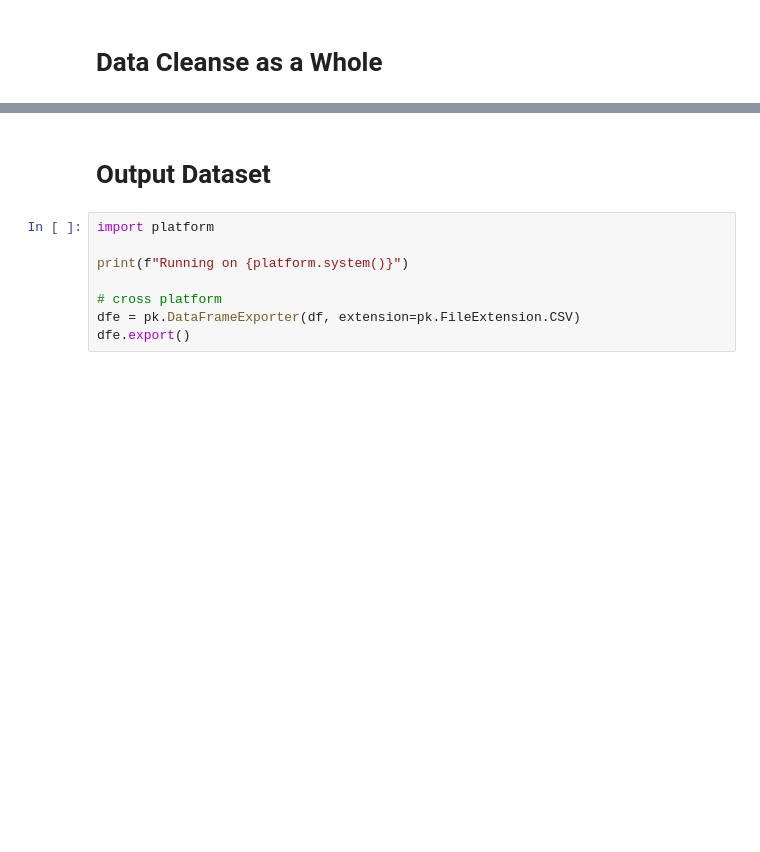
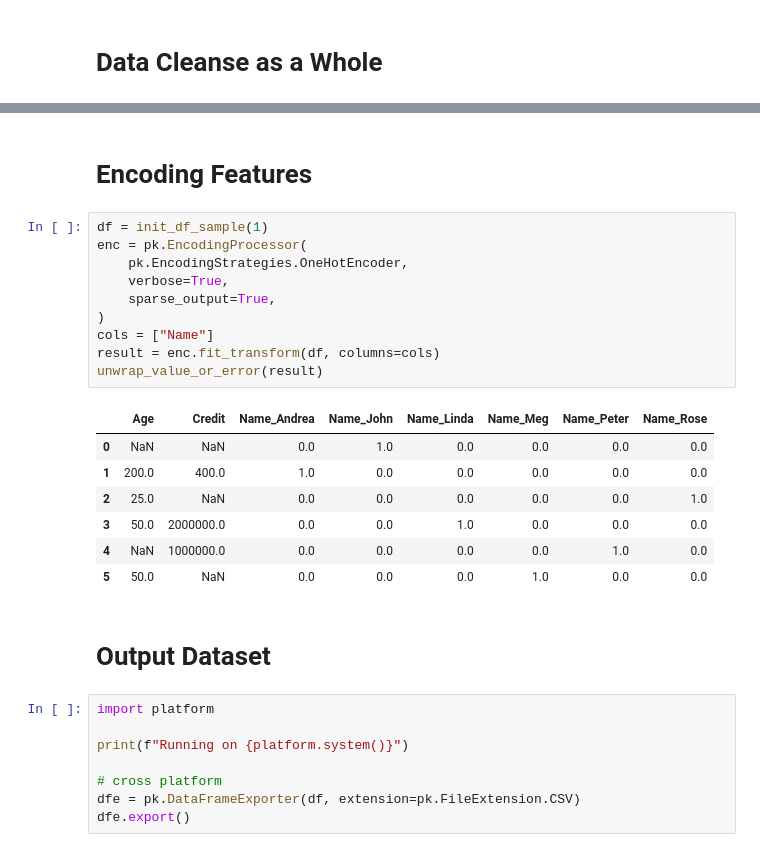
Before and after one commit to AhmedMostafa16/PrediKit, a Jupyter notebook: examples/02_Data_Preperation.ipynb, the cells around one changed output, grey strips where cells are left out. Cells and saved outputs as stored; diff of their text form; blank space fills up the shorter version.

```diff
--- a/examples/02_Data_Preperation.ipynb
+++ b/examples/02_Data_Preperation.ipynb
@@ -325,3 +394,23 @@ unwrap_value_or_error(result)
+# %% [markdown]
+# Encoding Features
+# %%
+df = init_df_sample(1)
+enc = pk.EncodingProcessor(
+    pk.EncodingStrategies.OneHotEncoder,
+    verbose=True,
+    sparse_output=True,
+)
+cols = ["Name"]
+result = enc.fit_transform(df, columns=cols)
+unwrap_value_or_error(result)
+# %% [output]
+|  | Age | Credit | Name_Andrea | Name_John | Name_Linda | Name_Meg | Name_Peter | Name_Rose |
+| 0 | NaN | NaN | 0.0 | 1.0 | 0.0 | 0.0 | 0.0 | 0.0 |
+| 1 | 200.0 | 400.0 | 1.0 | 0.0 | 0.0 | 0.0 | 0.0 | 0.0 |
+| 2 | 25.0 | NaN | 0.0 | 0.0 | 0.0 | 0.0 | 0.0 | 1.0 |
+| 3 | 50.0 | 2000000.0 | 0.0 | 0.0 | 1.0 | 0.0 | 0.0 | 0.0 |
+| 4 | NaN | 1000000.0 | 0.0 | 0.0 | 0.0 | 0.0 | 1.0 | 0.0 |
+| 5 | 50.0 | NaN | 0.0 | 0.0 | 0.0 | 1.0 | 0.0 | 0.0 |
 # %% [markdown]
 # Output Dataset
 # %%
```
Also changed, not shown: parts of 8 cells of this notebook, 5 other files.
